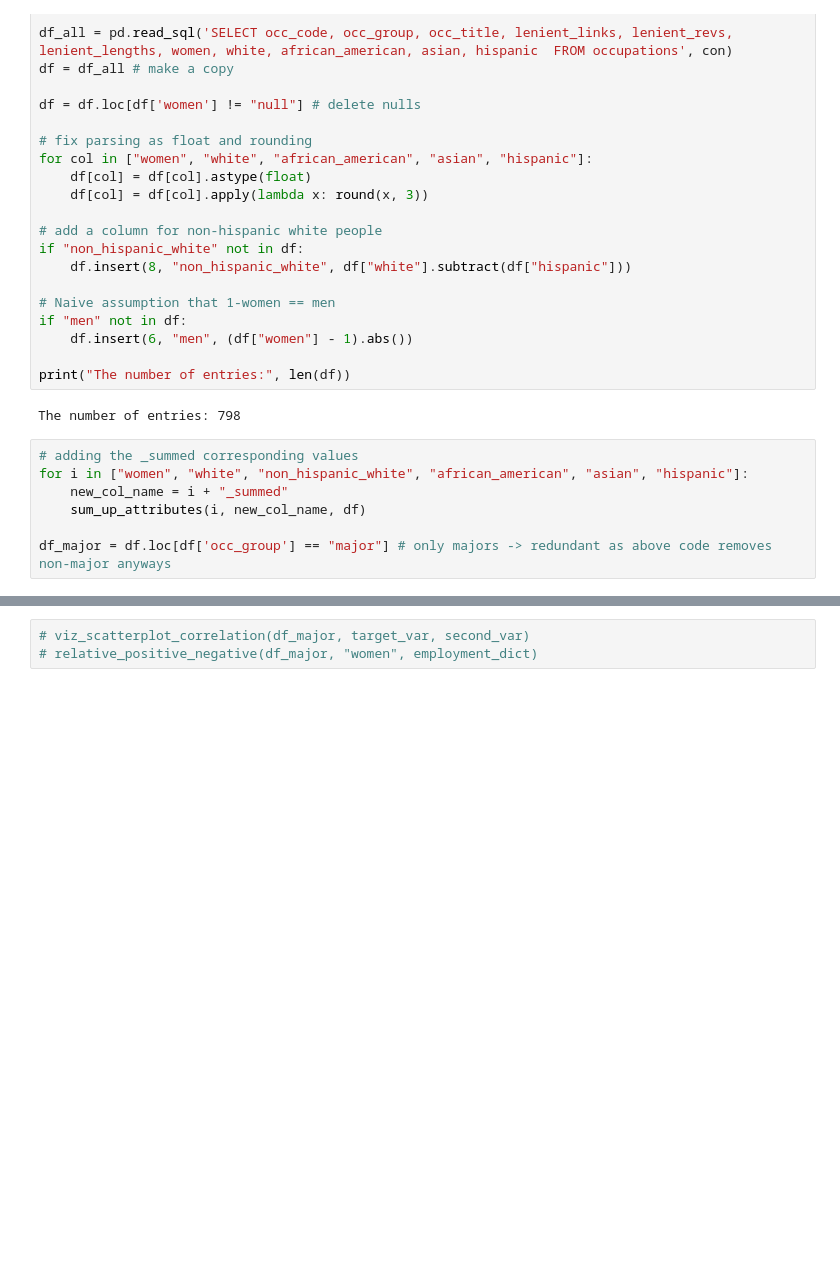
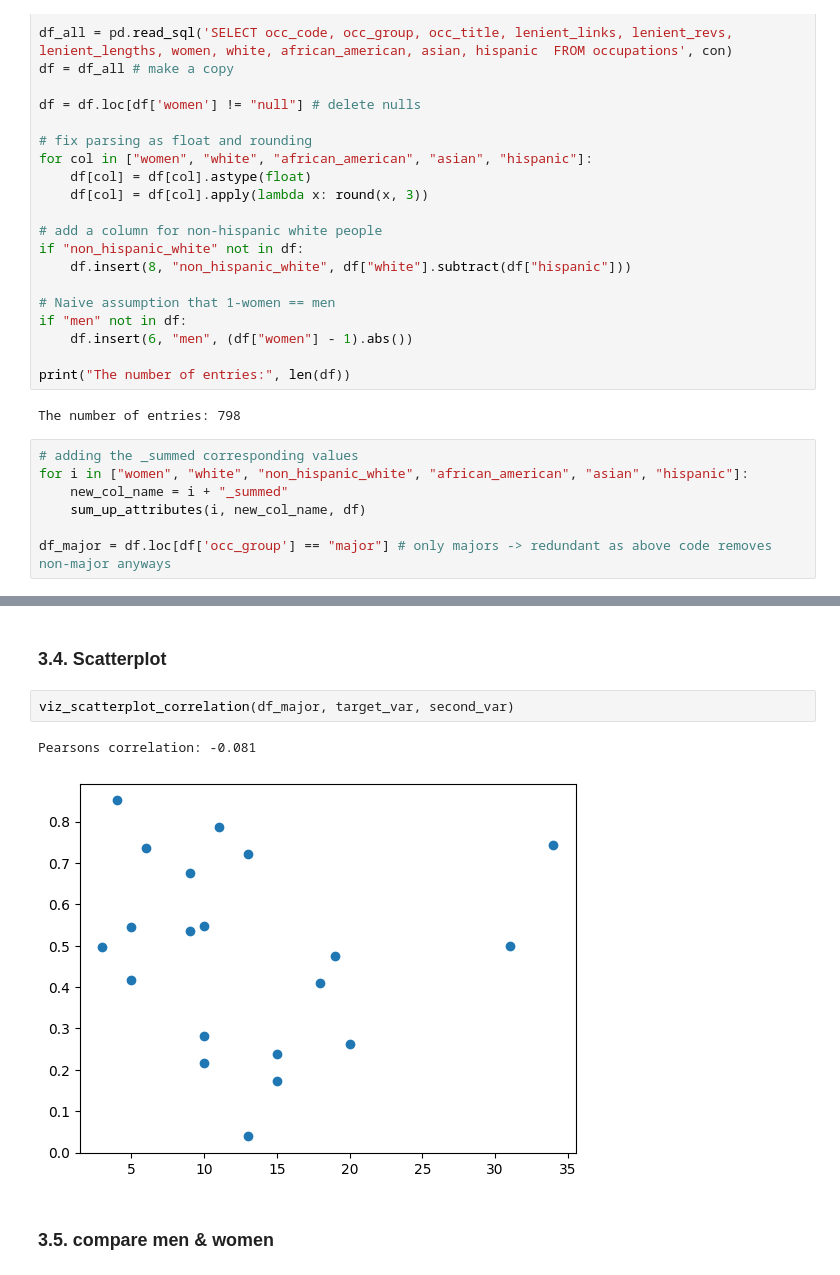
Before and after one commit to digital-scrappy/wikipedia-revisions, a Jupyter notebook: Analysis/gender_race_analysis.ipynb, the cells around one changed output, grey strips where cells are left out. Drawn from its saved outputs; the diff is of its cells as text; blank space fills up the shorter version.

```diff
--- a/Analysis/gender_race_analysis.ipynb
+++ b/Analysis/gender_race_analysis.ipynb
@@ -127,6 +140,12 @@ Pearsons correlation is 0.338
+# %% [markdown]
+### 3.4. Scatterplot
 # %%
-# viz_scatterplot_correlation(df_major, target_var, second_var)
-# relative_positive_negative(df_major, "women", employment_dict)
+viz_scatterplot_correlation(df_major, target_var, second_var)
+# %% [output]
+Pearsons correlation: -0.081
+[figure, added]
+# %% [markdown]
+### 3.5. compare men & women
 # %%
 viz_gender_target(df_major, target_var, second_var, "men")
 
```
Also changed, not shown: parts of 17 cells of this notebook, 2 other files.
